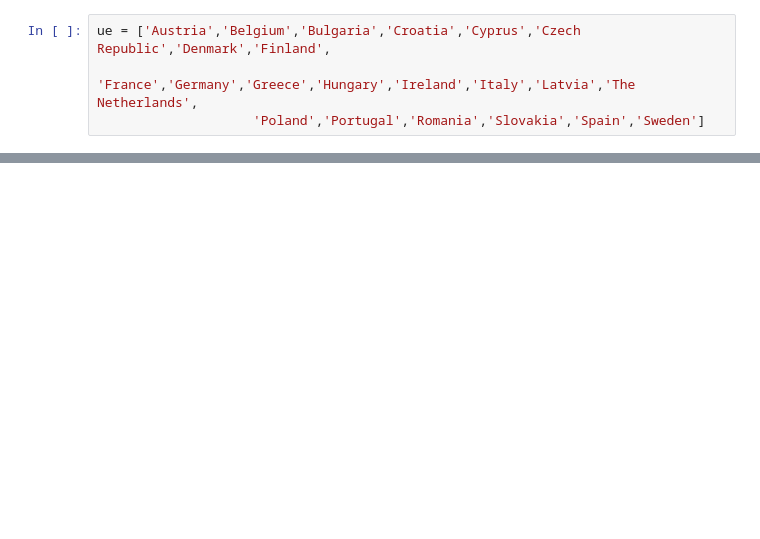
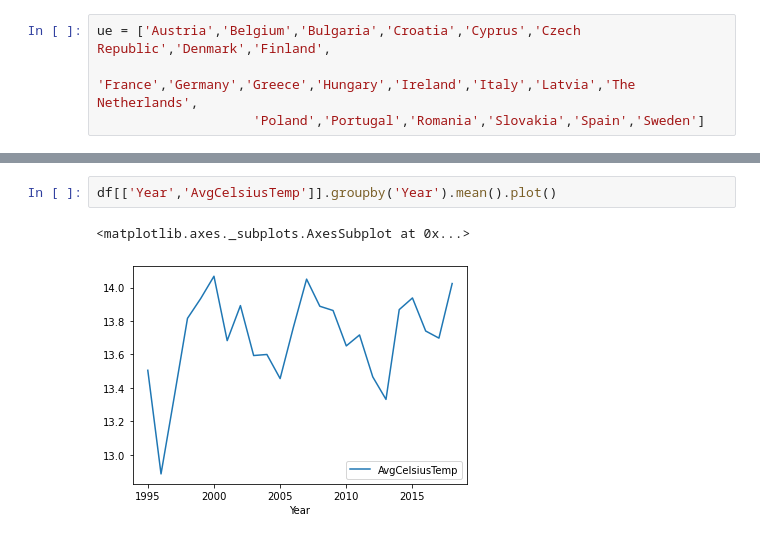
Before and after one commit to chrisvinhston/Statistically_Significant_Insights, a Jupyter notebook: data_viz.ipynb, the cells around one changed output, grey strips where cells are left out. Cells and saved outputs as stored; diff of their text form; blank space fills up the shorter version.

```diff
--- a/data_viz.ipynb
+++ b/data_viz.ipynb
@@ -54,0 +66,5 @@ plt.show()
+# %%
+df[['Year','AvgCelsiusTemp']].groupby('Year').mean().plot()
+# %% [output]
+<matplotlib.axes._subplots.AxesSubplot at 0x...>
+[figure, added]
```
Also changed, not shown: parts of 3 cells of this notebook, 16 other files.
